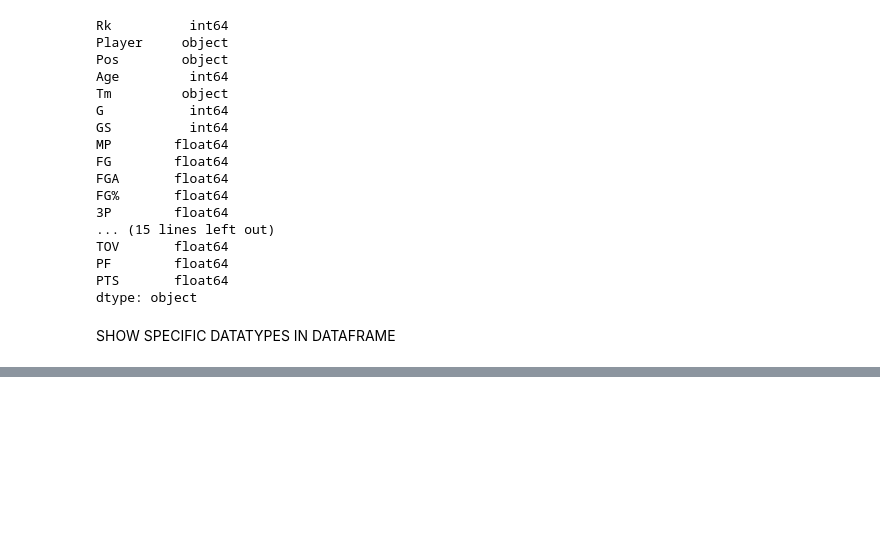
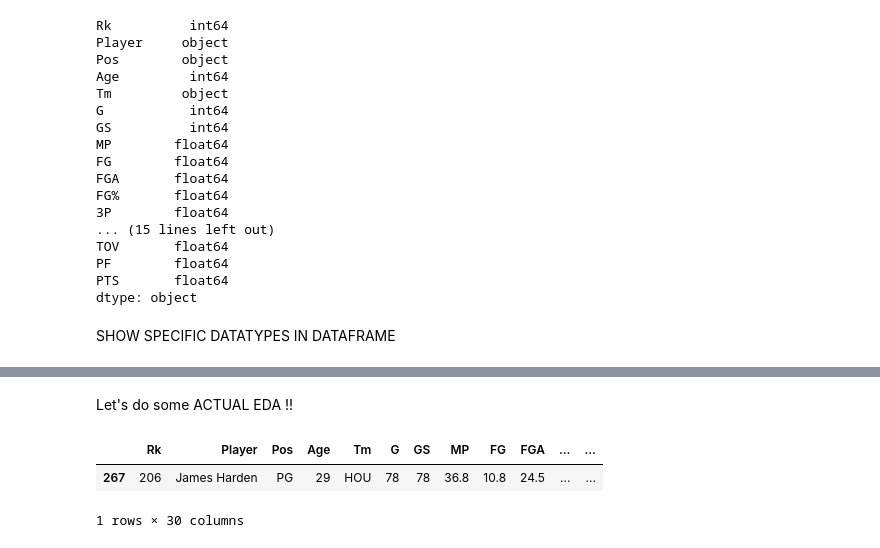
Before and after one commit to sandhyaammasi/EDA, a Jupyter notebook: expDataAna.ipynb, the cells around one changed output, grey strips where cells are left out. Saved outputs shown, nothing was run; the diff lists cells and outputs as text; code cells hidden in the pictures; blank space fills up the shorter version.

```diff
--- a/expDataAna.ipynb
+++ b/expDataAna.ipynb
@@ -145,0 +178,13 @@ SHOW SPECIFIC DATATYPES IN DATAFRAME
+# %% [markdown]
+Let's do some ACTUAL EDA !!
+# %%
+#Q1 : Which player scored the most Points (PTS) Per Game?
+
+max_index = df['PTS'].idxmax()
+max_row = df.iloc[[max_index]]
+playerWithMaxPoints = max_row
+playerWithMaxPoints
+# %% [output]
+|  | Rk | Player | Pos | Age | Tm | G | GS | MP | FG | FGA | ... | ... |
+| 267 | 206 | James Harden | PG | 29 | HOU | 78 | 78 | 36.8 | 10.8 | 24.5 | ... | ... |
+1 rows × 30 columns
```
Also changed, not shown: parts of 3 cells of this notebook.
